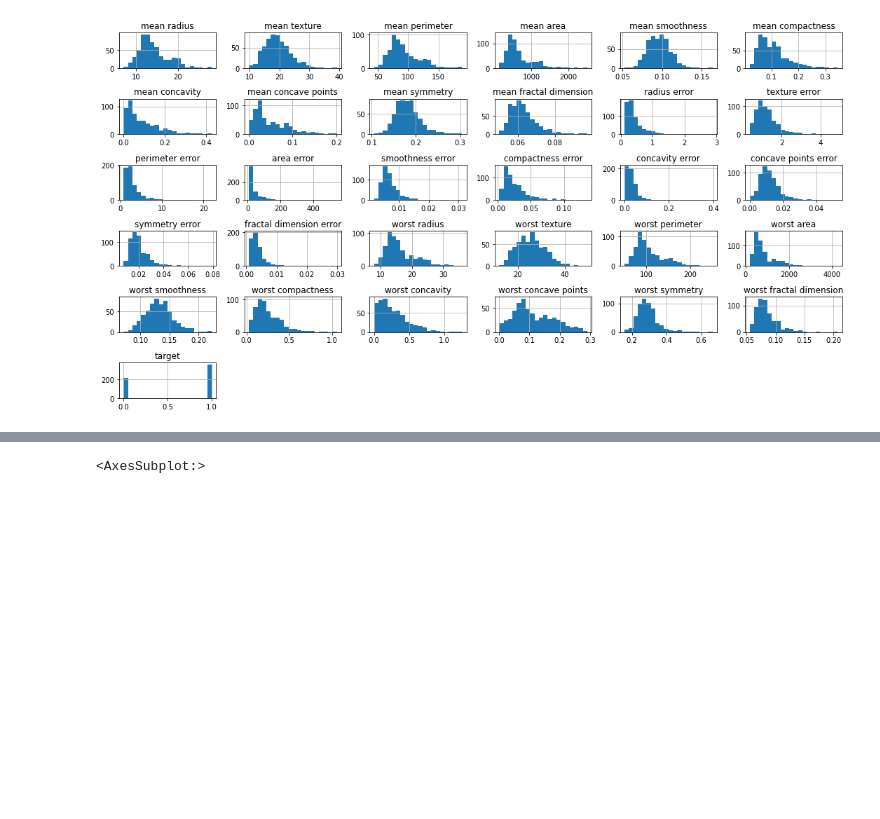
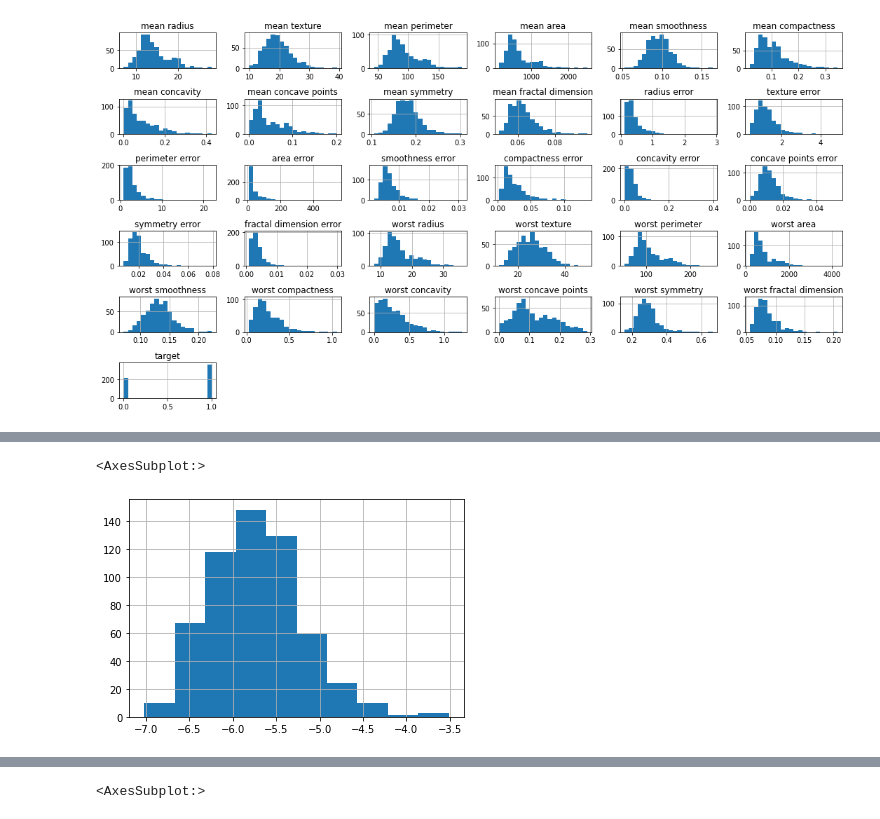
Before and after one commit to felipesveiga/breast-cancer-2-cells, a Jupyter notebook: semi-sup-breat-cancer.ipynb, the cells around one changed output, grey strips where cells are left out. Cells and saved outputs as stored; diff of their text form; code cells hidden in the pictures; blank space fills up the shorter version.

```diff
--- a/semi-sup-breat-cancer.ipynb
+++ b/semi-sup-breat-cancer.ipynb
@@ -72,0 +99,5 @@ plt.tight_layout()
+# %%
+np.log(df['fractal dimension error']).hist()
+# %% [output]
+<AxesSubplot:>
+[figure, added]
```
Also changed, not shown: parts of 4 cells of this notebook.
